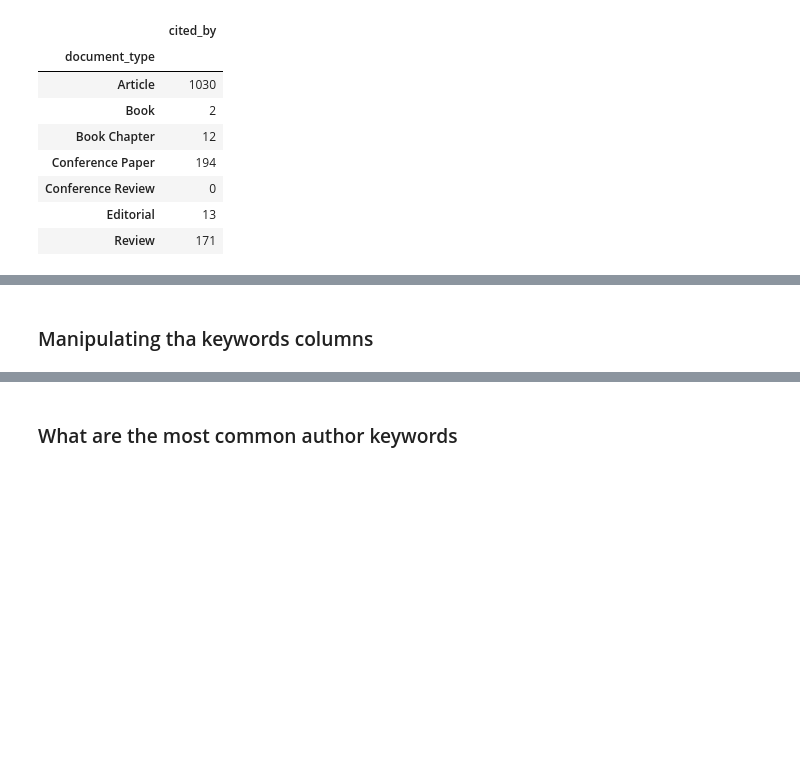
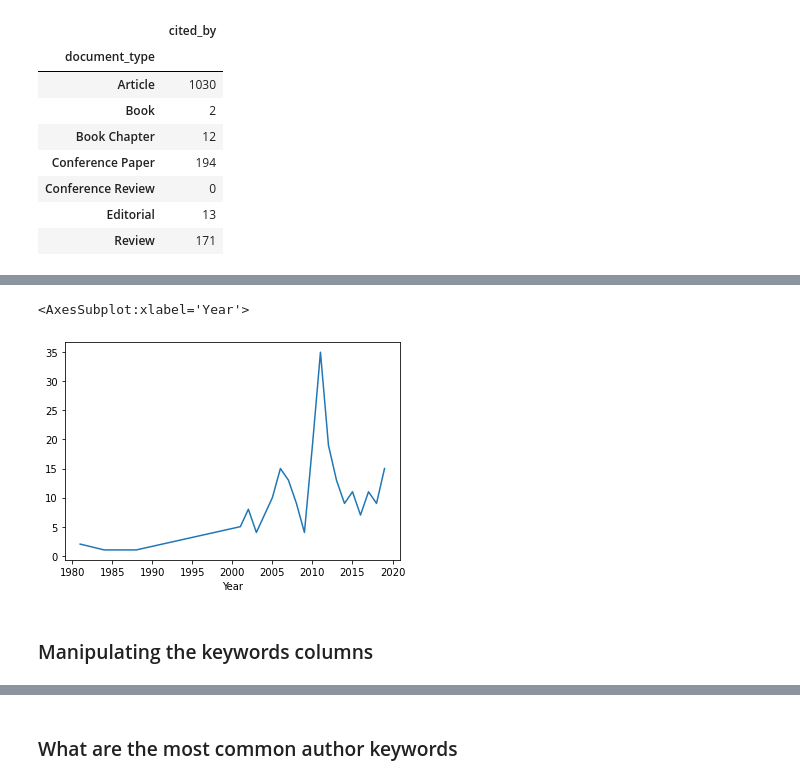
Before and after one commit to ArchaeonSeq/Theano_Premiere-_Project, a Jupyter notebook: e-finance_analysis.ipynb, the cells around one changed output, grey strips where cells are left out. Drawn from its saved outputs; the diff is of its cells as text; code cells hidden in the pictures; blank space fills up the shorter version.

```diff
--- a/e-finance_analysis.ipynb
+++ b/e-finance_analysis.ipynb
@@ -210,0 +229,4 @@ efinance_df.groupby("document_type").agg({"cited_by":"sum"})
+# %%
+
+year_doc_release = df.groupby(['Year'])['Year'].count()
+year_doc_release
@@ -211,5 +251,10 @@ efinance_df.groupby("document_type").agg({"cited_by":"sum"})
+# %%
+year_doc_release.plot.line(x='Year')
+# %% [output]
+<AxesSubplot:xlabel='Year'>
+[figure, added]
 # %% [markdown]
-### Manipulating tha keywords columns
+### Manipulating the keywords columns
 # %%
 # Splitting the index keywords columns using its semi colon
 efinance_df.index_keywords = efinance_df.index_keywords.str.lower().str.split(";")
```
Also changed, not shown: parts of 11 cells of this notebook.
